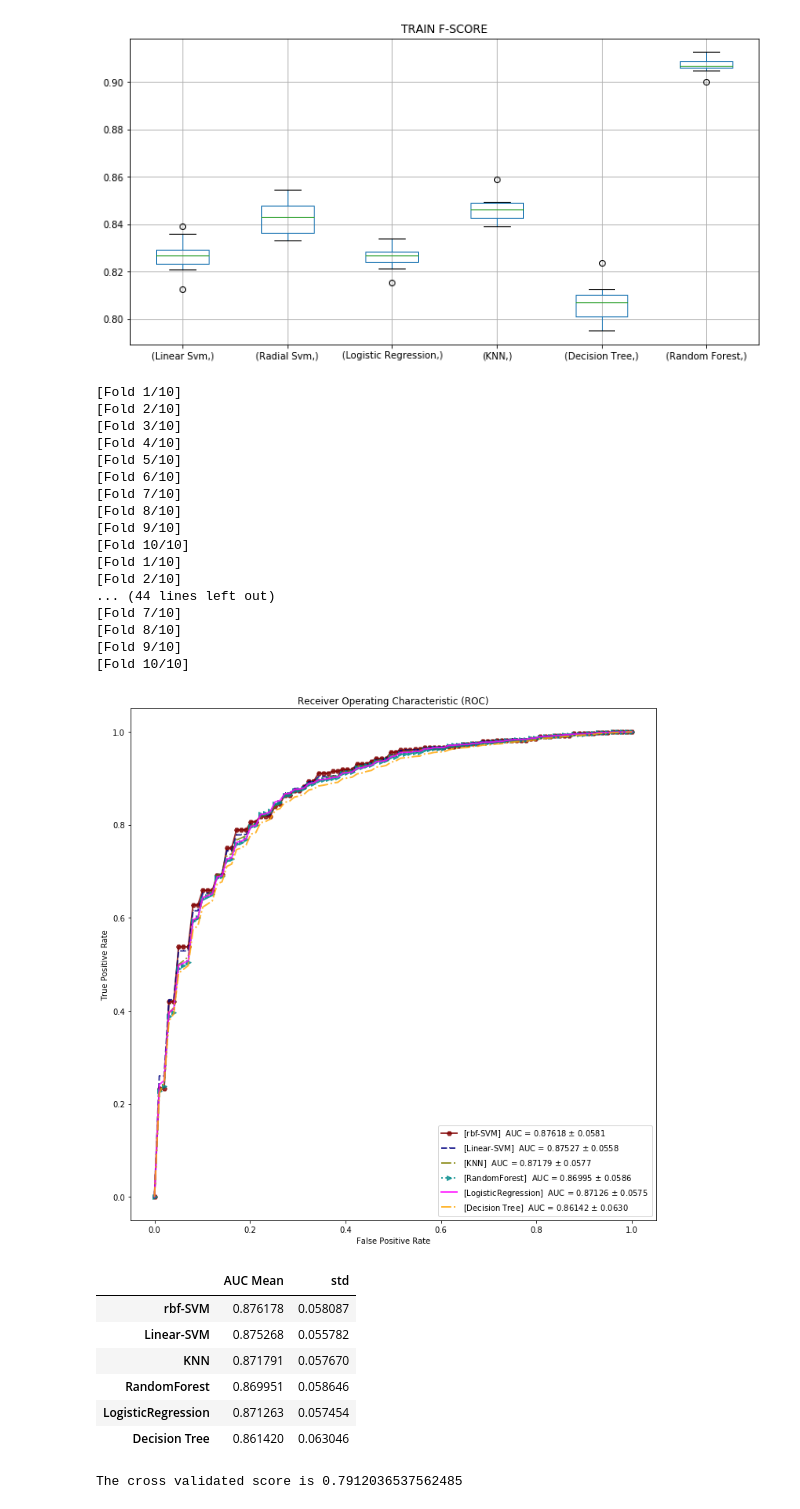
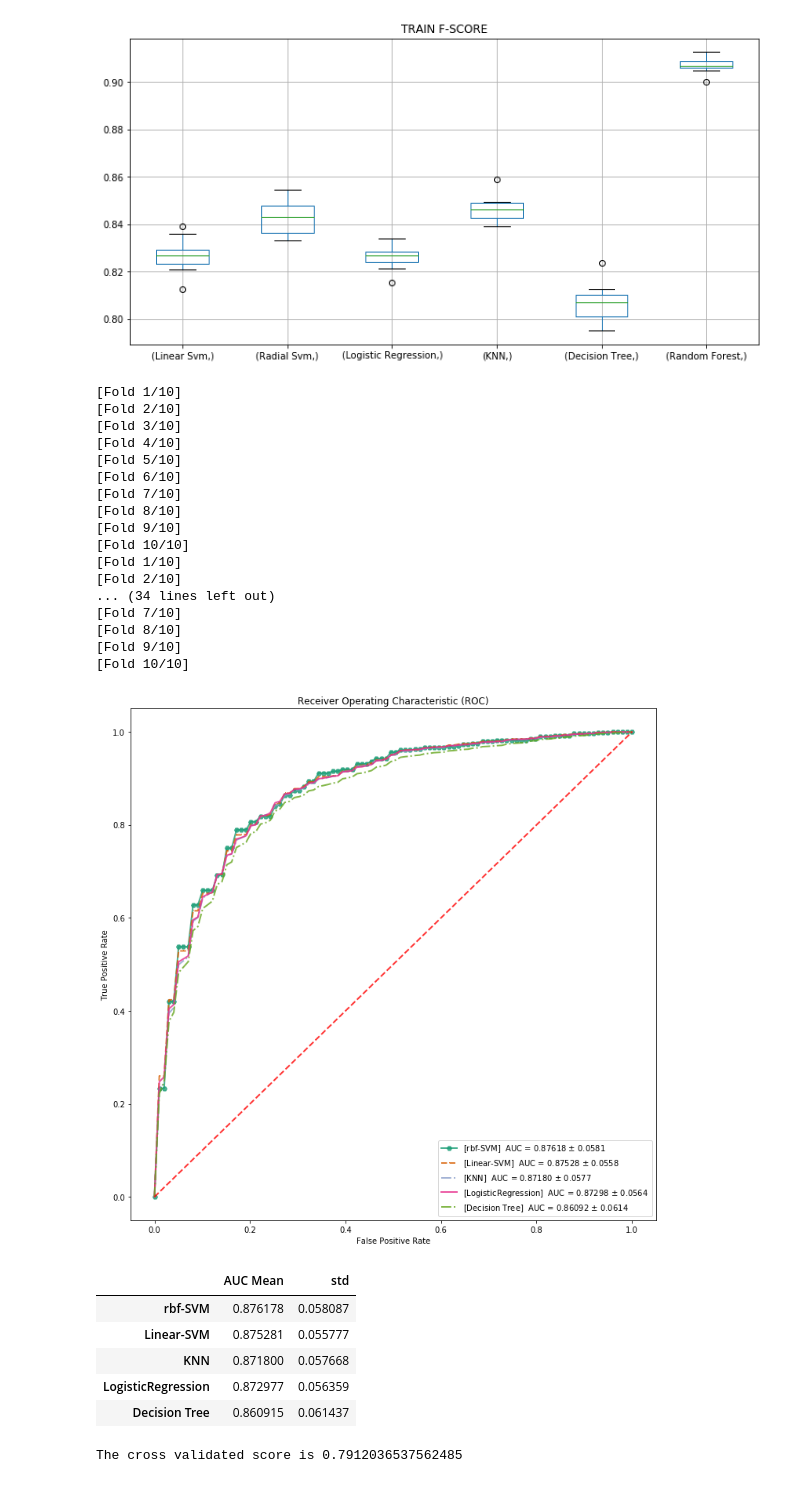
Before and after one commit to javierfs/MyMasterThesis, a Jupyter notebook: Results_CV_Approach4.ipynb, the cells around one changed output. Cells and saved outputs as stored; diff of their text form; code cells hidden in the pictures.

```diff
--- a/Results_CV_Approach4.ipynb
+++ b/Results_CV_Approach4.ipynb
@@ -80,8 +80,8 @@ kfold = StratifiedKFold(n_splits=10, random_state=1) # k=10, split the data into
 xyz=[]
 accuracy=[]
 std=[]
-classifiers=['Linear Svm','Radial Svm','Logistic Regression','KNN','Decision Tree','Random Forest']
-models=[model_Linear_SVM, model_RBF_SVM, model_Logistic_Regression, model_KNN, model_Decision_Tree,  model_RandomForest ]
+classifiers=['Linear Svm','Radial Svm','Logistic Regression','KNN','Decision Tree']
+models=[model_Linear_SVM, model_RBF_SVM, model_Logistic_Regression, model_KNN, model_Decision_Tree]
 
 fit_time = []
 score_time = []
@@ -291,7 +286,7 @@ models = [
     {
         'label' : 'rbf-SVM',
         'model': model_RBF_SVM,
-        'color': 'maroon',
+        'color': '#1b9e77',
         'linestyle': 'solid',
         'markers': 'H',
 
@@ -299,29 +294,22 @@ models = [
     {
         'label' : 'Linear-SVM',
         'model': model_Linear_SVM,
-        'color': 'navy',
+        'color': '#d95f02',
         'linestyle': 'dashed',
         'markers': ',',
     },
     {
         'label' : 'KNN',
         'model': model_KNN,
-        'color': 'olive',
+        'color': '#8da0cb',
         'linestyle': 'dashdot',
         'markers': '',
     },
-    {
-        'label' : 'RandomForest',
-        'model': model_RandomForest,
-        'color': 'darkcyan',
-        'linestyle': 'dotted',
-        'markers': '>',
 
-    },
     {
         'label' : 'LogisticRegression',
         'model': model_Logistic_Regression,
-        'color': 'fuchsia',
+        'color': '#e7298a',
         'linestyle': '-',
         'markers': ''
 
@@ -329,7 +317,7 @@ models = [
     {
         'label' : 'Decision Tree',
         'model': model_Decision_Tree,
-        'color': 'orange',
+        'color': '#66a61e',
         'linestyle': '-.',
         'markers': ''
     },
@@ -385,8 +373,7 @@ for m in models:
         #         label='ROC fold %d (AUC = %0.2f)' % (i, roc_auc))
 
         i += 1
-    #plt.plot([0, 1], [0, 1], linestyle='--', lw=2, color='r',
-    #         label='Luck', alpha=.8)
+
 
     mean_tpr = np.mean(tprs, axis=0)
     mean_tpr[-1] = 1.0
@@ -406,43 +393,43 @@ for m in models:
 
     #plt.fill_between(mean_fpr, tprs_lower, tprs_upper, color='grey', alpha=.2,
                     # label=r'$\pm$ 1 std. dev.')
 
     plt.xlim([-0.05, 1.05])
     plt.ylim([-0.05, 1.05])
     plt.xlabel('False Positive Rate')
     plt.ylabel('True Positive Rate')
     plt.title('Receiver Operating Characteristic (ROC)')
     plt.legend(loc="lower right")
-
+plt.plot([0, 1], [0, 1], linestyle='--', lw=2, color='r',
+             label='Luck', alpha=.8)
 plt.show()
 AUCs=pd.DataFrame({'AUC Mean':aucs_mean, 'std':std_mean },index = labels)
 AUCs
 # %% [output]
 [Fold 1/10]
 [Fold 2/10]
 [Fold 3/10]
 [Fold 4/10]
 [Fold 5/10]
 [Fold 6/10]
 [Fold 7/10]
 [Fold 8/10]
 [Fold 9/10]
 [Fold 10/10]
 [Fold 1/10]
 [Fold 2/10]
-... (44 lines left out)
+... (34 lines left out)
 [Fold 7/10]
 [Fold 8/10]
 [Fold 9/10]
 [Fold 10/10]
-[figure, old version]
+[figure, new version]
 |  | AUC Mean | std |
 | rbf-SVM | 0.876178 | 0.058087 |
-| Linear-SVM | 0.875268 | 0.055782 |
-| KNN | 0.871791 | 0.057670 |
-| RandomForest | 0.869951 | 0.058646 |
-| LogisticRegression | 0.871263 | 0.057454 |
-| Decision Tree | 0.861420 | 0.063046 |
+| Linear-SVM | 0.875281 | 0.055777 |
+| KNN | 0.871800 | 0.057668 |
+| LogisticRegression | 0.872977 | 0.056359 |
+| Decision Tree | 0.860915 | 0.061437 |
 # %%
 import warnings
 warnings.filterwarnings("ignore", category=DeprecationWarning)
```
Also changed, not shown: parts of 2 cells of this notebook, 6 other files.
